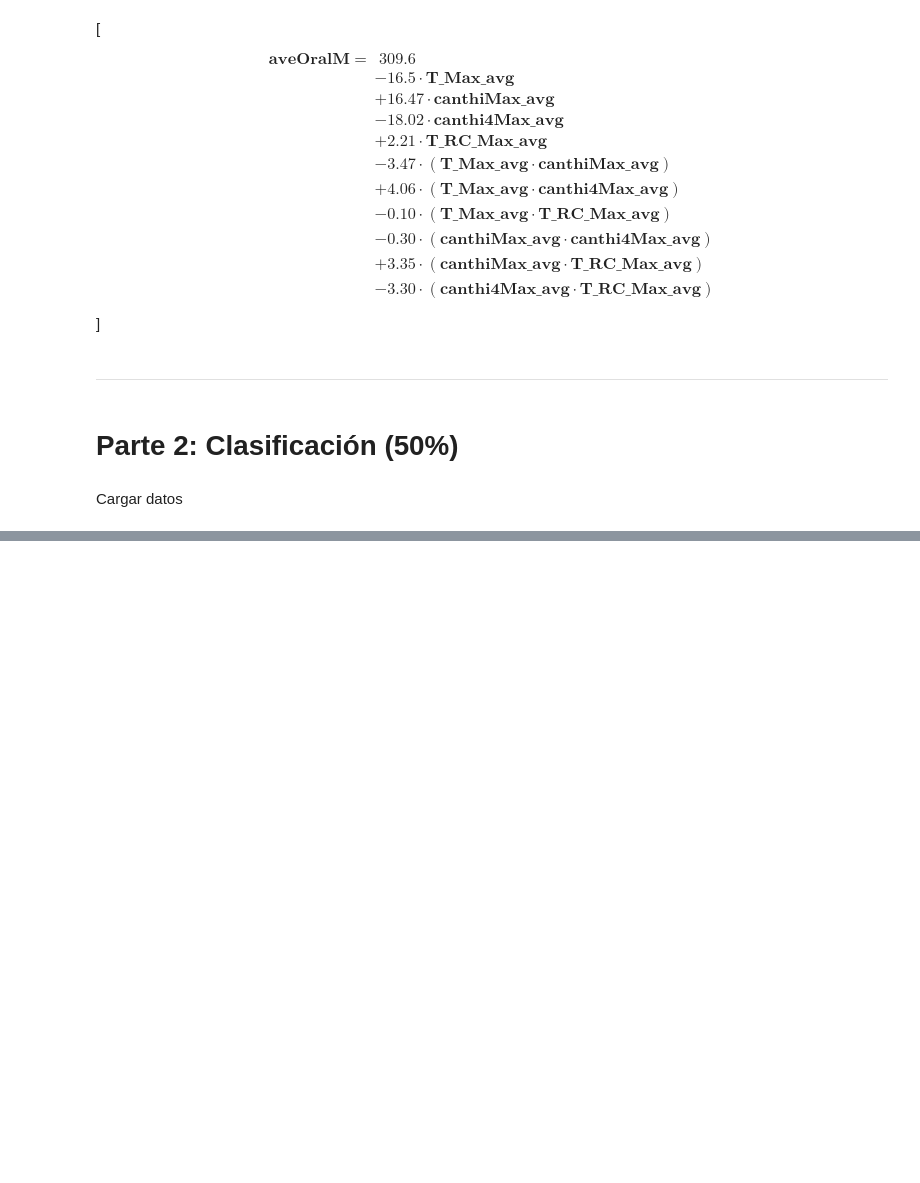
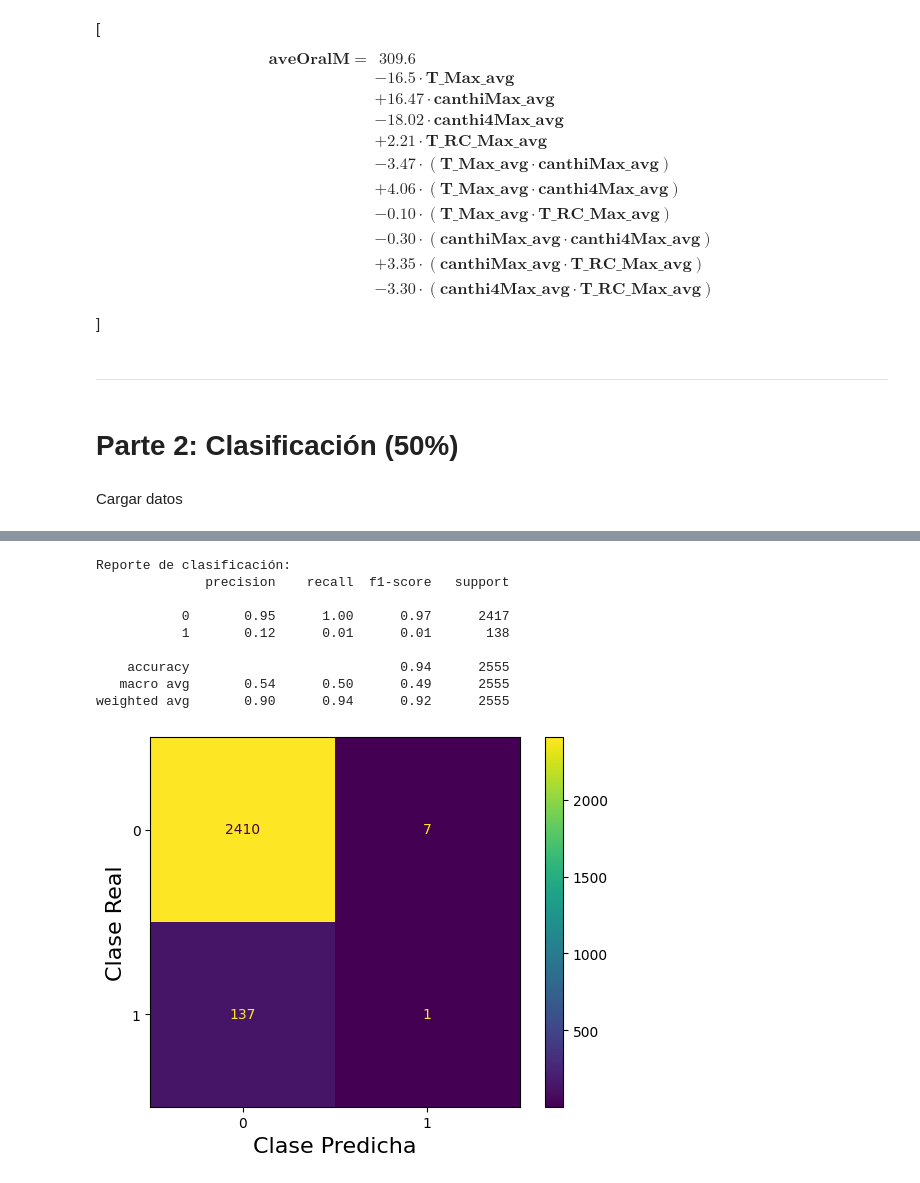
Before and after one commit to danieladonado/proyecto_2, a Jupyter notebook: proyecto_2.ipynb, the cells around one changed output, grey strips where cells are left out. Cells and saved outputs as stored; diff of their text form; code cells hidden in the pictures; blank space fills up the shorter version.

```diff
--- a/proyecto_2.ipynb
+++ b/proyecto_2.ipynb
@@ -670,0 +817,29 @@ df = pd.read_csv("")
+# %%
+y_pred = knn.predict(X_test)
+probs = knn.predict_proba(X_scaled)[:, 1]
+
+df["KNN"] = probs
+# %%
+print("Reporte de clasificación:")
+
+print(classification_report(y_test, y_pred))
+
+conf_matrix = confusion_matrix(y_test, y_pred)
+
+disp = ConfusionMatrixDisplay(confusion_matrix=conf_matrix)
+disp.plot()
+disp.ax_.grid(0)
+plt.xlabel('Clase Predicha',fontsize=16)
+plt.ylabel('Clase Real',fontsize=16)
+plt.show()
+# %% [output]
+Reporte de clasificación:
+              precision    recall  f1-score   support
+
+           0       0.95      1.00      0.97      2417
+           1       0.12      0.01      0.01       138
+
+    accuracy                           0.94      2555
+   macro avg       0.54      0.50      0.49      2555
+weighted avg       0.90      0.94      0.92      2555
+[figure, added]
```
Also changed, not shown: parts of 60 cells of this notebook.
